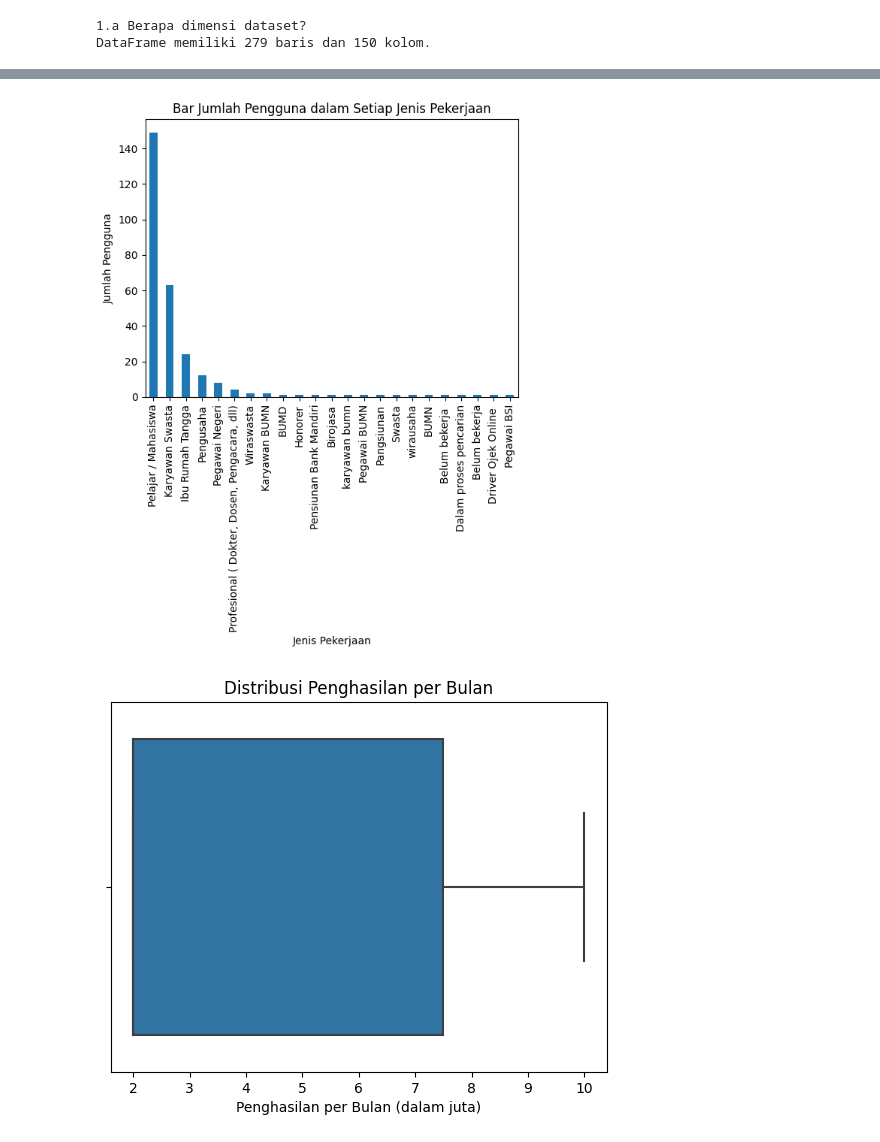
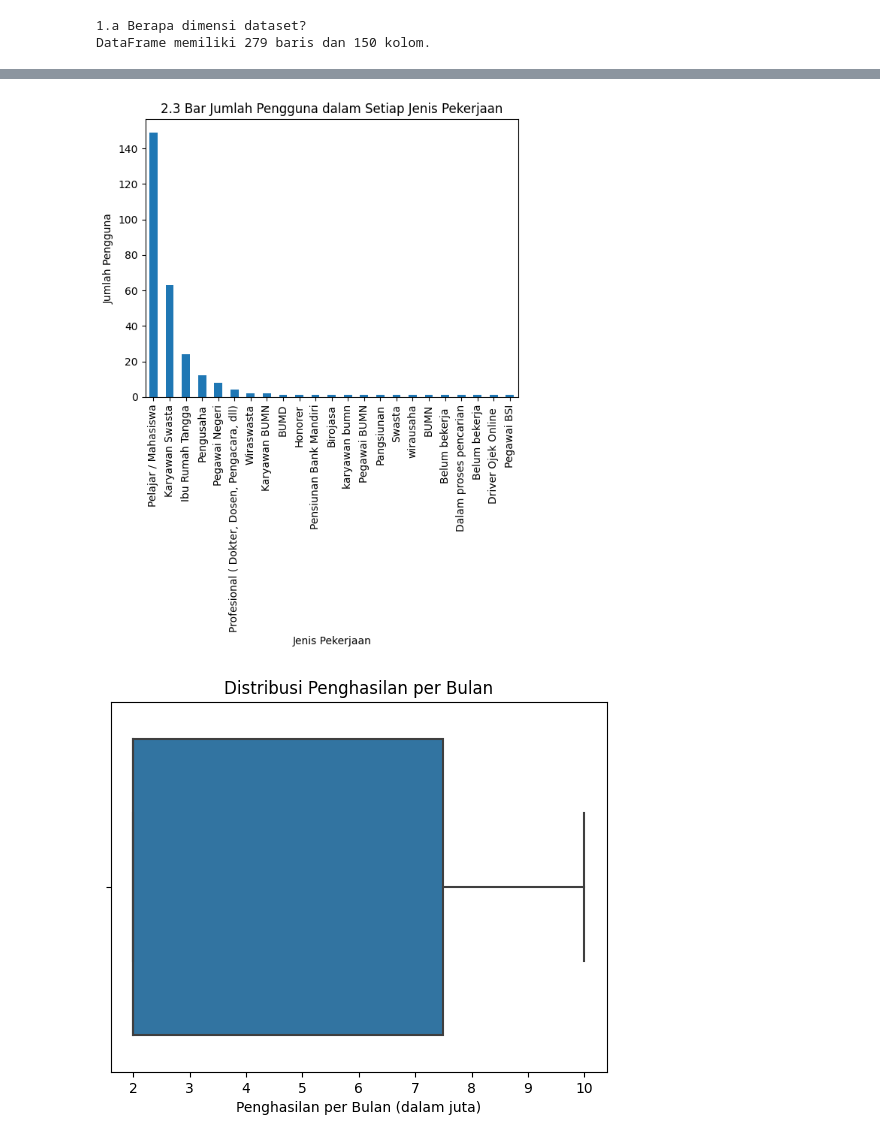
Before and after one commit to farhan-sw/tubes-probstat, a Jupyter notebook: 13222114_Tubes.ipynb, the cells around one changed output, grey strips where cells are left out. Cells and saved outputs as stored; diff of their text form; code cells hidden in the pictures.

```diff
--- a/13222114_Tubes.ipynb
+++ b/13222114_Tubes.ipynb
@@ -153,20 +154,20 @@ D4
 # %%
 # Misalkan 'df' adalah DataFrame Anda dan 'Pekerjaan' adalah kolom yang berisi data pekerjaan
 pekerjaan = df['Pekerjaan']
 
 # Menghitung jumlah setiap jenis pekerjaan
 counts = pekerjaan.value_counts()
 
 # Membuat bar chart
 counts.plot(kind='bar')
 
-plt.title('Bar Jumlah Pengguna dalam Setiap Jenis Pekerjaan')
+plt.title('2.3 Bar Jumlah Pengguna dalam Setiap Jenis Pekerjaan')
 plt.xlabel('Jenis Pekerjaan')
 plt.ylabel('Jumlah Pengguna')
 
 plt.show()
 # %% [output]
-[figure, old version]
+[figure, new version]
 # %%
 import matplotlib.pyplot as plt
 import seaborn as sns
```
Also changed, not shown: parts of 9 cells of this notebook, 1 other file.
